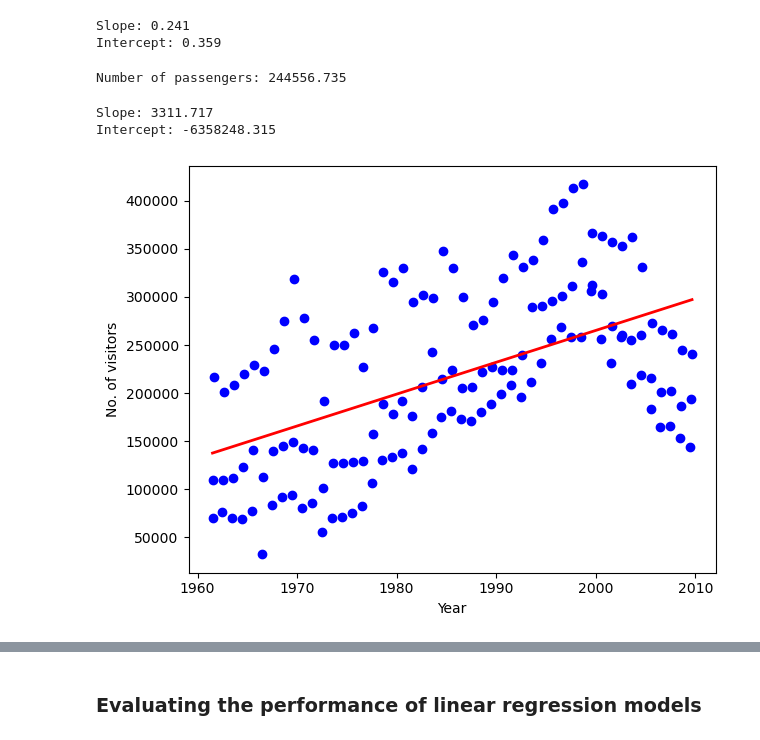
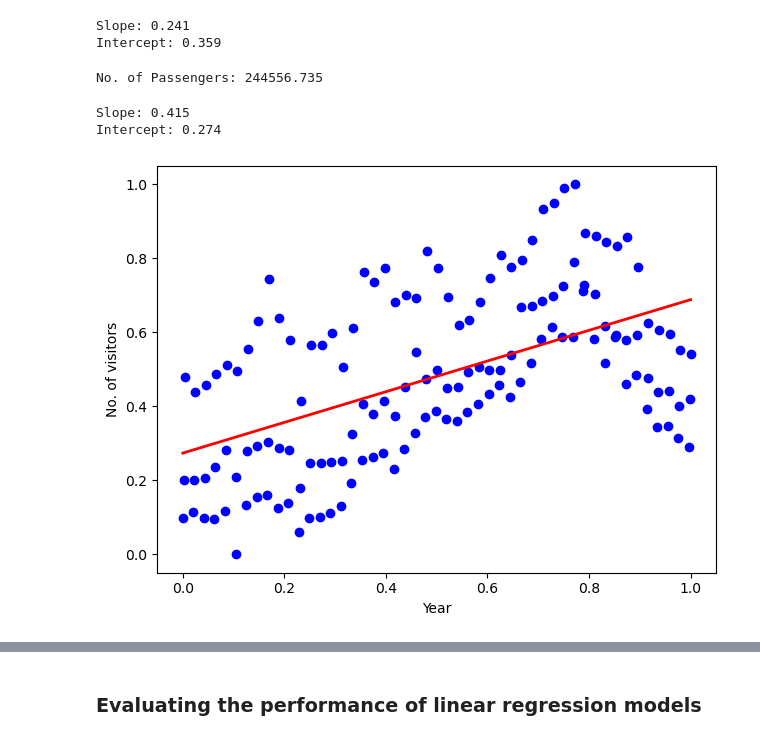
Before and after one commit to CCT-Dublin/ca1-claireobrien00, a Jupyter notebook: Passenger Movement Final.ipynb, the cells around one changed output, grey strips where cells are left out. Drawn from its saved outputs; the diff is of its cells as text; code cells hidden in the pictures.

```diff
--- a/Passenger Movement Final.ipynb
+++ b/Passenger Movement Final.ipynb
@@ -307,14 +331,15 @@ max    395819.000000   2010.000000
 # %% [markdown]
 ## Binomial Distribution
 # %%
+#Importing the binomial class from the scipy library
 from scipy.stats import binom
-#numbers arriving by departing by sea relatively stable over time - probability will be more constant than air travel
+#Summing the total number of people arriving/departing by sea
 total_departing_by_sea = departing_by_sea_df['VALUE'].sum()
 total_arriving_by_sea = arriving_by_sea_df['VALUE'].sum()
-total_sea_df = passenger_movement_df[passenger_movement_df['Type of Passenger Movement'] == 'Passenger Movement by Sea to All Countries']
-
-# Sum the values in 'column_to_sum' from the filtered DataFrame
+total_sea_df = passenger_movement_net_df[passenger_movement_net_df['Type of Passenger Movement'] == 'Passenger Movement by Sea to All Countries']
+#Summing the total number of people who travelled by sea
 total_movement_sea = total_sea_df['VALUE'].sum()
+#Printing the values
 print(total_departing_by_sea, total_arriving_by_sea, total_movement_sea)
 # %% [output]
 69555589.0 69764265.0 139319854.0
@@ -605,17 +647,22 @@ print(min_value, max_value)
 import sklearn.preprocessing as preproc # data is skewed, minmax used
 passenger_movement_net_df_encoded_onehot_scaled_minmax = passenger_movement_net_df_one_hot_encoded_3.copy() #create copy of encoded dataframe
 passenger_movement_net_df_encoded_onehot_scaled_minmax['VALUE'] = preproc.minmax_scale(passenger_movement_net_df_encoded_onehot_scaled_minmax['VALUE']) #only VALUE needs to be scaled
+passenger_movement_net_df_encoded_onehot_scaled_minmax['decimal_year'] = preproc.minmax_scale(passenger_movement_net_df_encoded_onehot_scaled_minmax['decimal_year']) #only VALUE needs to be scaled
+
 
 passenger_movement_net_df_encoded_label_scaled_minmax = passenger_movement_net_df_encoded_label.copy() #create copy of encoded dataframe
 passenger_movement_net_df_encoded_label_scaled_minmax['VALUE'] = preproc.minmax_scale(passenger_movement_net_df_encoded_label_scaled_minmax['VALUE']) #only VALUE needs to be scaled
+passenger_movement_net_df_encoded_label_scaled_minmax['decimal_year'] = preproc.minmax_scale(passenger_movement_net_df_encoded_label_scaled_minmax['decimal_year']) #only VALUE needs to be scaled
 
 
 passenger_movement_net_df_encoded_onehot_scaled_standard = passenger_movement_net_df_one_hot_encoded_3.copy()
 passenger_movement_net_df_encoded_onehot_scaled_standard['VALUE'] = preproc.StandardScaler().fit_transform(passenger_movement_net_df_encoded_onehot_scaled_standard[['VALUE']])
+passenger_movement_net_df_encoded_onehot_scaled_standard['decimal_year'] = preproc.minmax_scale(passenger_movement_net_df_encoded_onehot_scaled_standard['decimal_year']) #only VALUE needs to be scaled
 
 
 passenger_movement_net_df_encoded_onehot_scaled_l2 = passenger_movement_net_df_one_hot_encoded_3.copy()
 passenger_movement_net_df_encoded_onehot_scaled_l2['VALUE'] = preproc.normalize(passenger_movement_net_df_encoded_onehot_scaled_l2[['VALUE']])
+passenger_movement_net_df_encoded_onehot_scaled_l2['decimal_year'] = preproc.normalize(passenger_movement_net_df_encoded_onehot_scaled_l2[['decimal_year']])
 # %%
 fig, axs = plt.subplots(2,2,  figsize=(10, 5))
 
@@ -839,18 +891,18 @@ Slope: 0.241
 Intercept: 0.359
 # %%
 # Transform the price of a number of the rooms
-num_rooms_std = scaler_x.transform([[2000]])
+year_std = scaler_x.transform([[2000]])
 
 # Predicted price based on the number of the rooms
-price_std = lr.predict(num_rooms_std)
+passenger_std = lr.predict(year_std)
 
 # Reshape the price_std array to be 2D
-price_std_2d = price_std.reshape(-1, 1)
+passenger_std_2d = passenger_std.reshape(-1, 1)
 
 # Display the predicted price based on 5.0
-print("Number of passengers: %.3f" % scaler_y.inverse_transform(price_std_2d))
+print("No. of Passengers: %.3f" % scaler_y.inverse_transform(passenger_std_2d))
 # %% [output]
-Number of passengers: 244556.735
+No. of Passengers: 244556.735
 # %%
 # import LinearRegression from sklearn library
 from sklearn.linear_model import LinearRegression
@@ -859,7 +911,7 @@ from sklearn.linear_model import LinearRegression
 slr = LinearRegression()
 
 # Train the model
-slr.fit(X, y)
+slr.fit(X_std, y_std)
 
 # Predict the results
 y_pred = slr.predict(X)
@@ -868,14 +920,14 @@ y_pred = slr.predict(X)
 print('Slope: %.3f' % slr.coef_[0])
 print('Intercept: %.3f' % slr.intercept_)
 # %% [output]
-Slope: 3311.717
-Intercept: -6358248.315
+Slope: 0.415
+Intercept: 0.274
 # %%
 # Display the regression plot using lin_regplot() method
-lin_regplot(X, y, slr)
+lin_regplot(X_std, y_std, slr)
 plt.xlabel('Year')
 plt.ylabel('No. of visitors')
 plt.tight_layout()
 plt.show()
 # %% [output]
-[figure, old version]
+[figure, new version]
```
Also changed, not shown: parts of 68 cells of this notebook, 7 other files.
